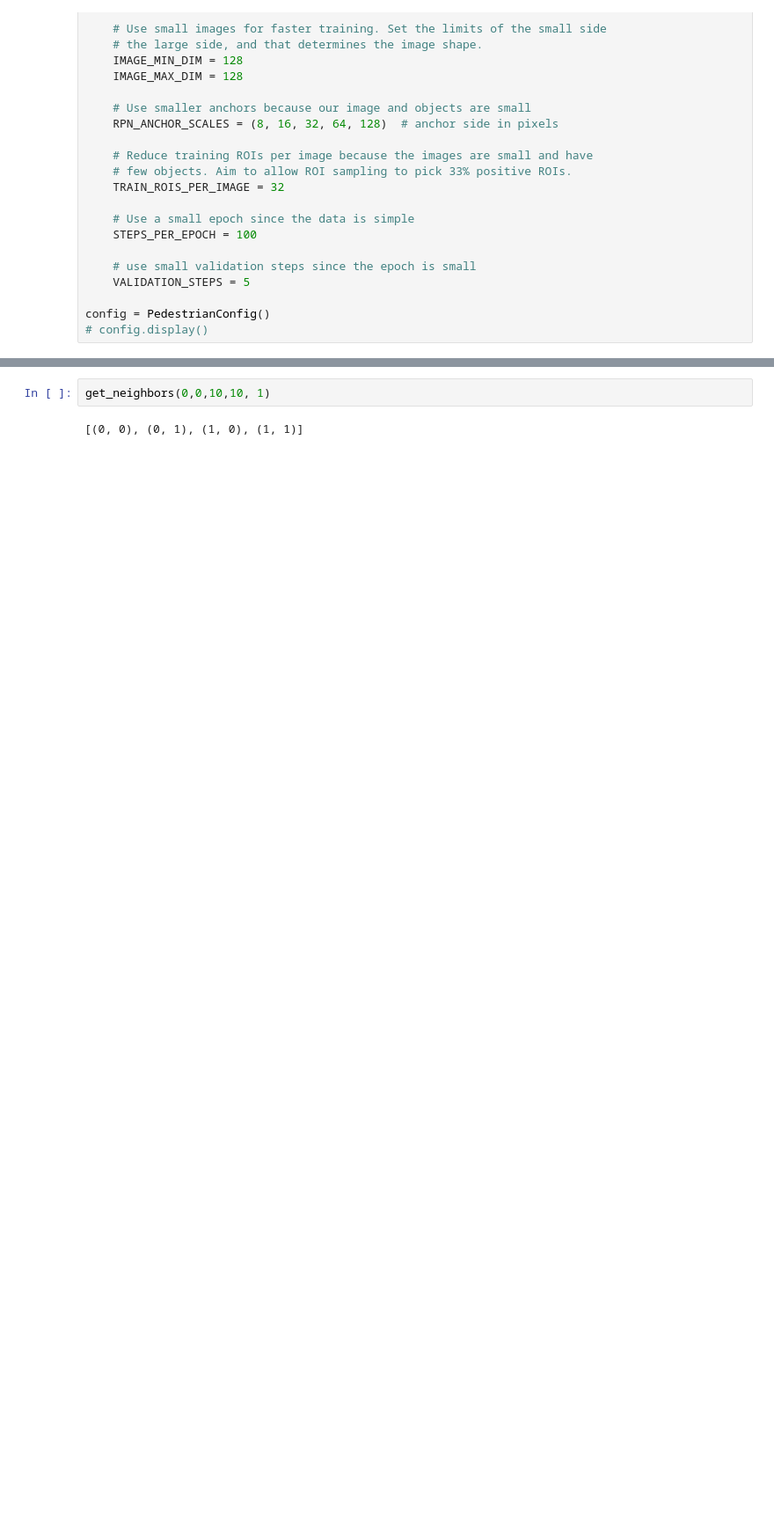
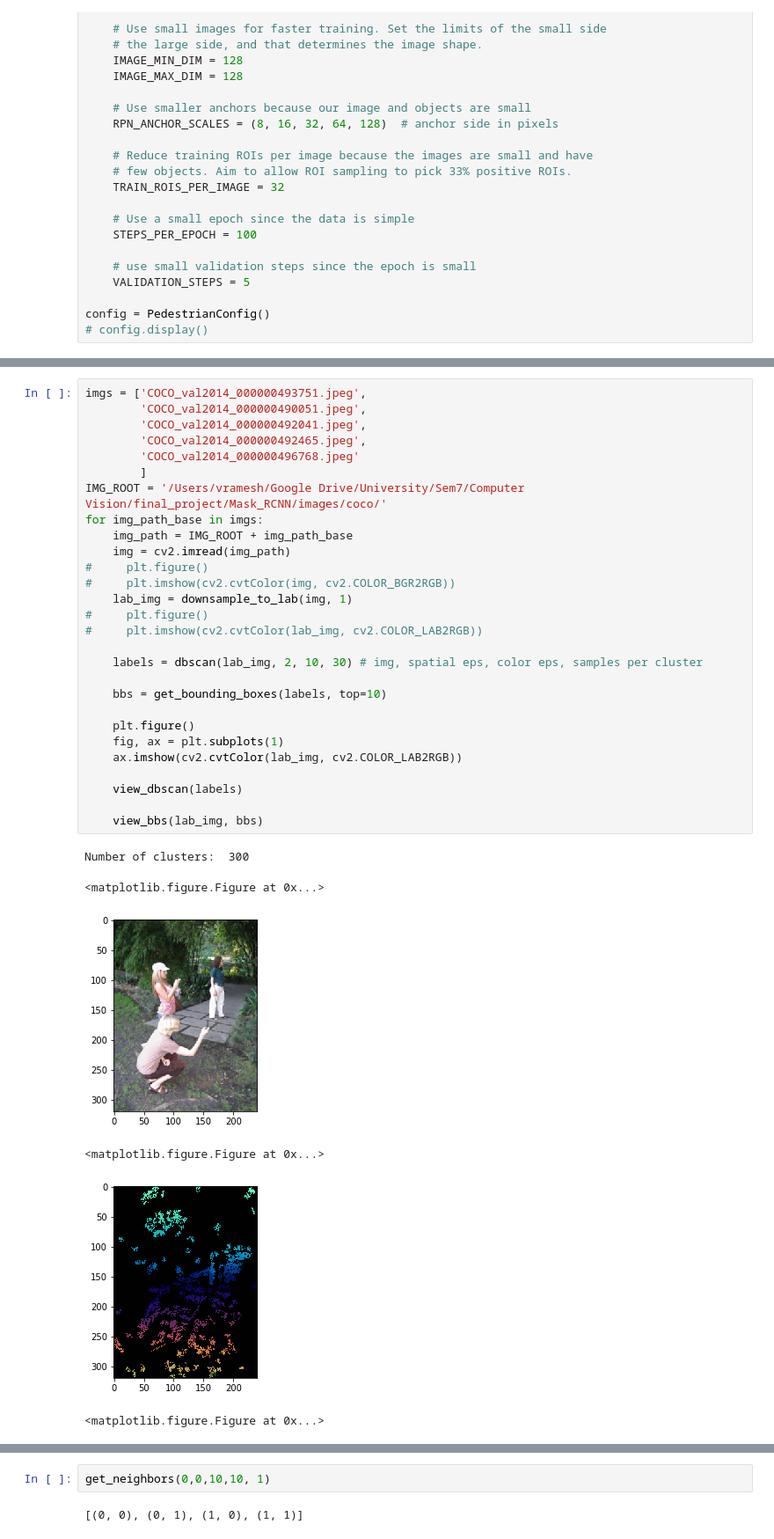
Before and after one commit to sunandiyer/Mask_RCNN, a Jupyter notebook: samples/pedestrian/train_pedestrians.ipynb, the cells around one changed output, grey strips where cells are left out. Shown at 88% size. Saved outputs shown, nothing was run; the diff lists cells and outputs as text; blank space fills up the shorter version.

```diff
--- a/samples/pedestrian/train_pedestrians.ipynb
+++ b/samples/pedestrian/train_pedestrians.ipynb
@@ -110,0 +176,35 @@ def get_neighbors(i,j, max_x, max_y, spatial_eps=1):
+# %%
+imgs = ['COCO_val2014_000000493751.jpeg',
+        'COCO_val2014_000000490051.jpeg',
+        'COCO_val2014_000000492041.jpeg',
+        'COCO_val2014_000000492465.jpeg',
+        'COCO_val2014_000000496768.jpeg'
+        ]
+IMG_ROOT = '/Users/vramesh/Google Drive/University/Sem7/Computer Vision/final_project/Mask_RCNN/images/coco/'
+for img_path_base in imgs:
+    img_path = IMG_ROOT + img_path_base
+    img = cv2.imread(img_path)
+#     plt.figure()
+#     plt.imshow(cv2.cvtColor(img, cv2.COLOR_BGR2RGB))
+    lab_img = downsample_to_lab(img, 1)
+#     plt.figure()
+#     plt.imshow(cv2.cvtColor(lab_img, cv2.COLOR_LAB2RGB))
+
+    labels = dbscan(lab_img, 2, 10, 30) # img, spatial eps, color eps, samples per cluster
+
+    bbs = get_bounding_boxes(labels, top=10)
+
+    plt.figure()
+    fig, ax = plt.subplots(1)
+    ax.imshow(cv2.cvtColor(lab_img, cv2.COLOR_LAB2RGB))
+
+    view_dbscan(labels)
+
+    view_bbs(lab_img, bbs)
+# %% [output]
+Number of clusters:  300
+<matplotlib.figure.Figure at 0x...>
+[figure, added]
+<matplotlib.figure.Figure at 0x...>
+[figure, added]
+<matplotlib.figure.Figure at 0x...>
```
Also changed, not shown: parts of 8 cells of this notebook.
